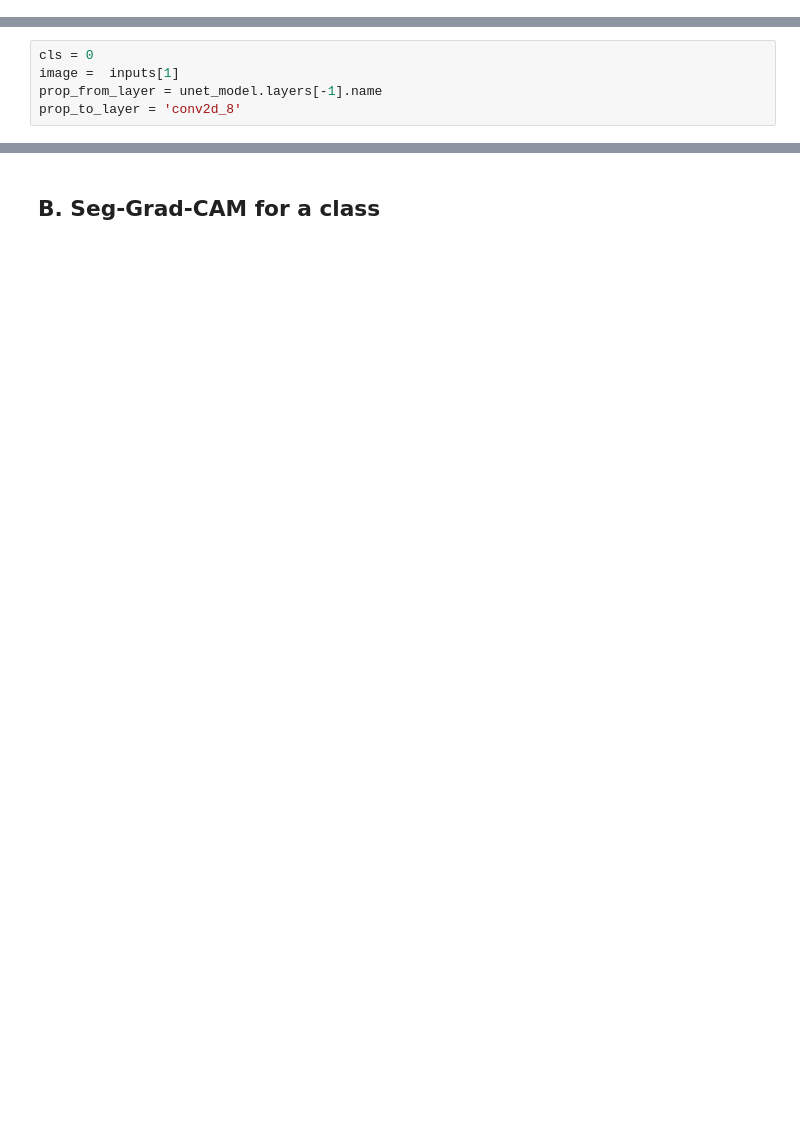
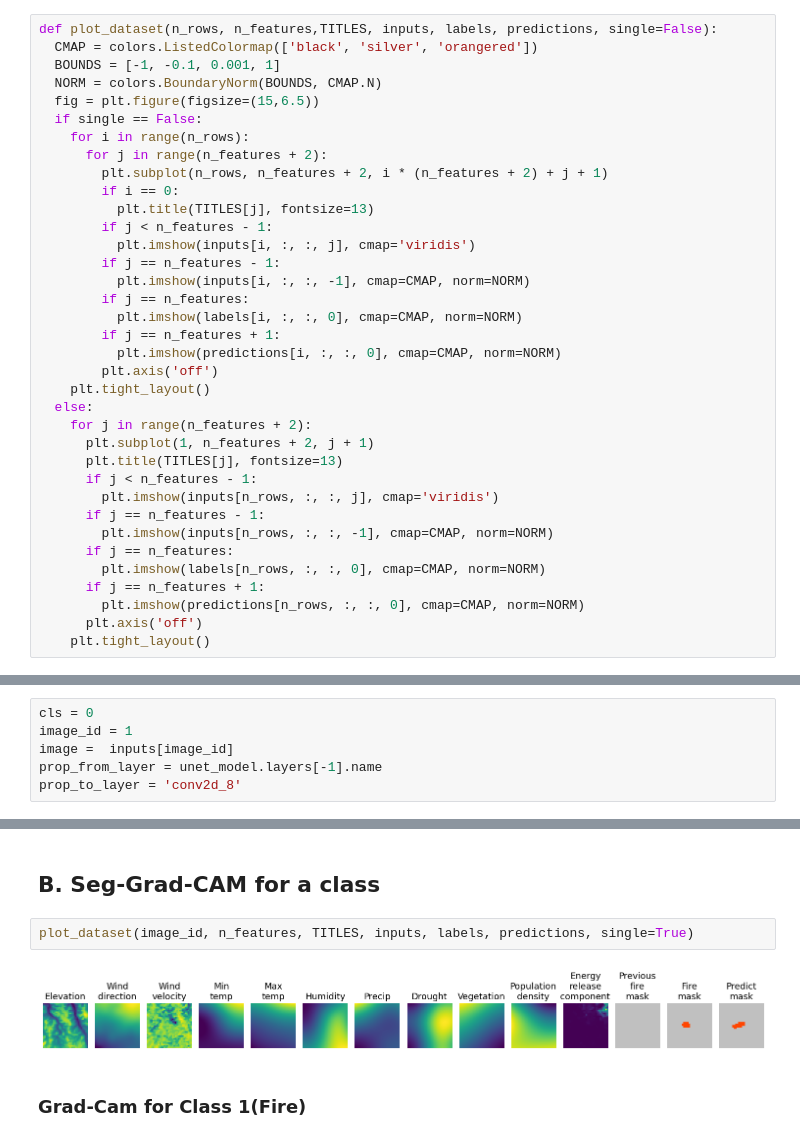
Before and after one commit to Yng314/next_day_wildfire_spread, a Jupyter notebook: seggradcam.ipynb, the cells around one changed output, grey strips where cells are left out. Cells and saved outputs as stored; diff of their text form; blank space fills up the shorter version.

```diff
--- a/seggradcam.ipynb
+++ b/seggradcam.ipynb
@@ -15,3 +15,39 @@ import matplotlib.pyplot as plt
+# %%
+def plot_dataset(n_rows, n_features,TITLES, inputs, labels, predictions, single=False):
+  CMAP = colors.ListedColormap(['black', 'silver', 'orangered'])
+  BOUNDS = [-1, -0.1, 0.001, 1]
+  NORM = colors.BoundaryNorm(BOUNDS, CMAP.N)
+  fig = plt.figure(figsize=(15,6.5))
+  if single == False:
+    for i in range(n_rows):
+      for j in range(n_features + 2):
+        plt.subplot(n_rows, n_features + 2, i * (n_features + 2) + j + 1)
+        if i == 0:
+          plt.title(TITLES[j], fontsize=13)
+        if j < n_features - 1:
+          plt.imshow(inputs[i, :, :, j], cmap='viridis')
+        if j == n_features - 1:
+          plt.imshow(inputs[i, :, :, -1], cmap=CMAP, norm=NORM)
+        if j == n_features:
+          plt.imshow(labels[i, :, :, 0], cmap=CMAP, norm=NORM)
+        if j == n_features + 1:
+          plt.imshow(predictions[i, :, :, 0], cmap=CMAP, norm=NORM)
+        plt.axis('off')
+    plt.tight_layout()
+  else:
+    for j in range(n_features + 2):
+      plt.subplot(1, n_features + 2, j + 1)
+      plt.title(TITLES[j], fontsize=13)
+      if j < n_features - 1:
+        plt.imshow(inputs[n_rows, :, :, j], cmap='viridis')
+      if j == n_features - 1:
+        plt.imshow(inputs[n_rows, :, :, -1], cmap=CMAP, norm=NORM)
+      if j == n_features:
+        plt.imshow(labels[n_rows, :, :, 0], cmap=CMAP, norm=NORM)
+      if j == n_features + 1:
+        plt.imshow(predictions[n_rows, :, :, 0], cmap=CMAP, norm=NORM)
+      plt.axis('off')
+    plt.tight_layout()
 # %%
 unet_model = tf.keras.models.load_model('saved_model/unet_model', custom_objects={
     'masked_weighted_cross_entropy_with_logits': losses.weighted_cross_entropy_with_logits_with_masked_class,
@@ -128,6 +147,7 @@ plt.tight_layout()
 # %%
 cls = 0
-image =  inputs[1]
+image_id = 1
+image =  inputs[image_id]
 prop_from_layer = unet_model.layers[-1].name
 prop_to_layer = 'conv2d_8'
 # %% [markdown]
@@ -146,6 +166,12 @@ plotter.explainPixel()
 [figure]
 # %% [markdown]
 ## B. Seg-Grad-CAM for a class
+# %%
+plot_dataset(image_id, n_features, TITLES, inputs, labels, predictions, single=True)
+# %% [output]
+[figure, added]
+# %% [markdown]
+### Grad-Cam for Class 1(Fire)
 # %%
 cls = 1
 clsroi = ClassRoI(unet_model,image,cls)
```
Also changed, not shown: parts of 8 cells of this notebook, 1 other file.
